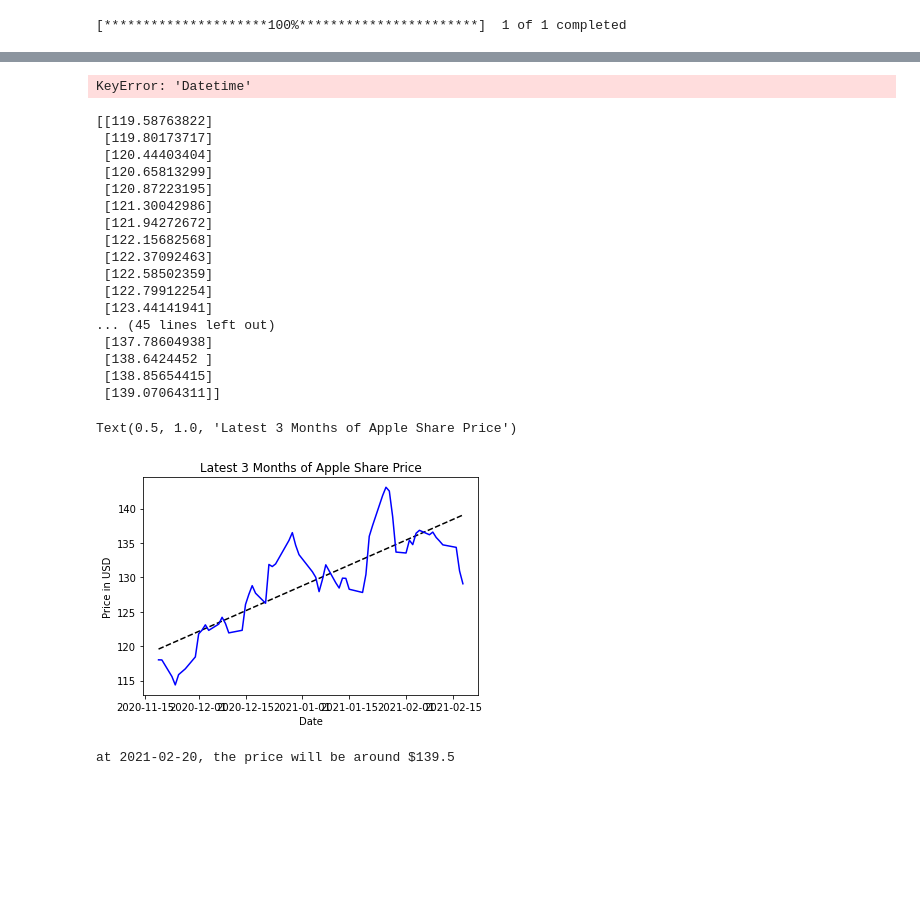
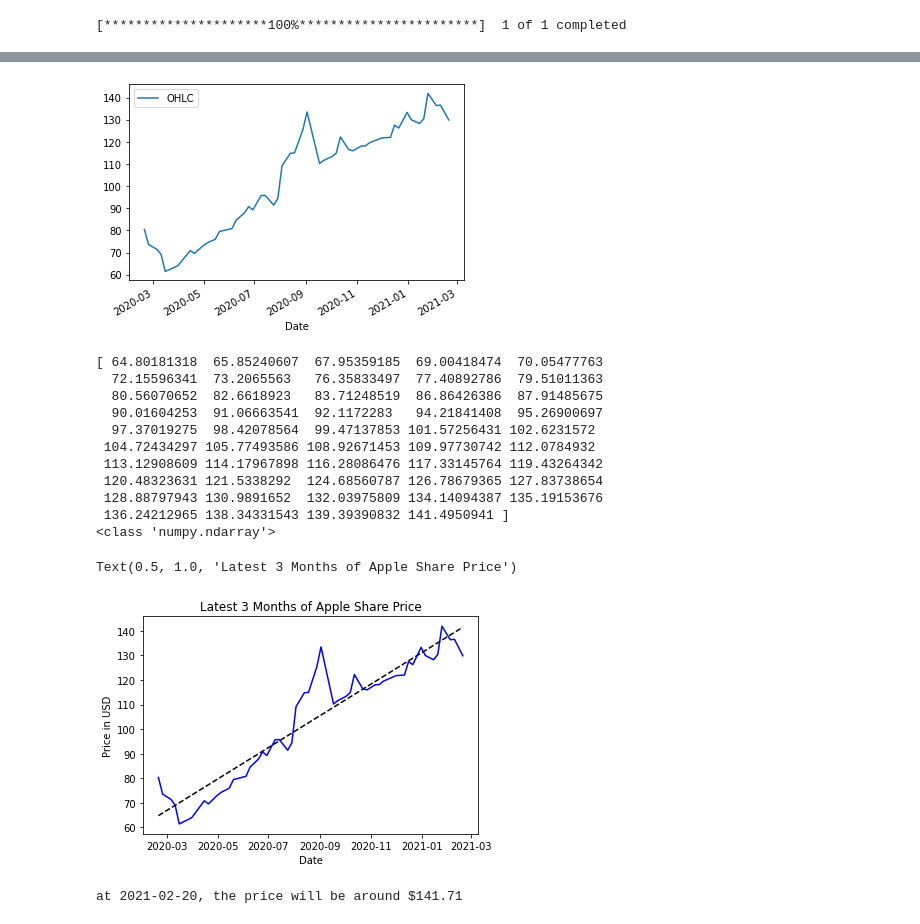
Before and after one commit to edwinkys/stock-analytic, a Jupyter notebook: docs/yfinance.ipynb, the cells around one changed output, grey strips where cells are left out. Cells and saved outputs as stored; diff of their text form; code cells hidden in the pictures; blank space fills up the shorter version.

```diff
--- a/docs/yfinance.ipynb
+++ b/docs/yfinance.ipynb
@@ -123,13 +123,18 @@ print(calendar)
 # %% [output]
 None
 # %%
-PERIOD = '1mo'
-INTERVAL = '60m'
+PERIOD = '1y'
+INTERVAL = '5d'
+date_column = 'Date'
+
+if INTERVAL in ['1m', '2m', '5m', '15m', '30m', '60m', '90m', '1h']:
+    date_column = 'Datetime'
 
 stock_data = yf.download(
     tickers=COMPANY,  # Company Symbol
     period=PERIOD,
-    interval=INTERVAL
+    interval=INTERVAL,
+    prepost=True
 )
 # %% [output]
 [*********************100%***********************]  1 of 1 completed
@@ -147,4 +152,6 @@ stock_data['OHLC'] = ohlc_avg
 
 stock_data = stock_data.reset_index()
 
-print(stock_data.to_dict('index'))
+stock_data = stock_data.dropna()
+
+# print(stock_data.to_dict('records'))
@@ -153,52 +158,47 @@ print(stock_data.to_dict('index'))
 # %%
 %matplotlib inline
 
-graph = stock_data.plot.line(x='Datetime', y='OHLC')
+graph = stock_data.plot.line(x=date_column, y='OHLC')
 # %% [output]
-KeyError: 'Datetime'
+[figure, added]
 # %%
 import pandas as pd
 from sklearn.linear_model import LinearRegression
 
 reg = LinearRegression()
 
-x = pd.to_datetime(stock_data['Date']).values.astype(float).reshape(-1, 1)
+x = pd.to_datetime(stock_data[date_column]).values.astype(float).reshape(-1, 1)
 y = stock_data[['OHLC']]
 
 model = reg.fit(x, y)
 
 price_prediction = model.predict(x)
 
-print(price_prediction)
+print(price_prediction.ravel())
+print(type(price_prediction))
 # %% [output]
-[[119.58763822]
- [119.80173717]
- [120.44403404]
- [120.65813299]
- [120.87223195]
- [121.30042986]
- [121.94272672]
- [122.15682568]
- [122.37092463]
- [122.58502359]
- [122.79912254]
- [123.44141941]
-... (45 lines left out)
- [137.78604938]
- [138.6424452 ]
- [138.85654415]
- [139.07064311]]
+[ 64.80181318  65.85240607  67.95359185  69.00418474  70.05477763
+  72.15596341  73.2065563   76.35833497  77.40892786  79.51011363
+  80.56070652  82.6618923   83.71248519  86.86426386  87.91485675
+  90.01604253  91.06663541  92.1172283   94.21841408  95.26900697
+  97.37019275  98.42078564  99.47137853 101.57256431 102.6231572
+ 104.72434297 105.77493586 108.92671453 109.97730742 112.0784932
+ 113.12908609 114.17967898 116.28086476 117.33145764 119.43264342
+ 120.48323631 121.5338292  124.68560787 126.78679365 127.83738654
+ 128.88797943 130.9891652  132.03975809 134.14094387 135.19153676
+ 136.24212965 138.34331543 139.39390832 141.4950941 ]
+<class 'numpy.ndarray'>
 # %%
 import matplotlib.pyplot as plt
 
-plt.plot(stock_data['Date'], price_prediction, 'k--')
-plt.plot(stock_data['Date'], stock_data['OHLC'], 'b-')
+plt.plot(stock_data[date_column], price_prediction, 'k--')
+plt.plot(stock_data[date_column], stock_data['OHLC'], 'b-')
 plt.xlabel('Date')
 plt.ylabel('Price in USD')
 plt.title('Latest 3 Months of Apple Share Price')
 # %% [output]
 Text(0.5, 1.0, 'Latest 3 Months of Apple Share Price')
-[figure, old version]
+[figure, new version]
 # %%
 date_predict = ['2021-02-20']
 
@@ -208,5 +208,5 @@ y_predict = model.predict(x_predict.values.astype(float).reshape(-1, 1))
 
 print('at {date}, the price will be around ${price}'.format(date=date_predict[0], price=round(y_predict[0][0], 2)))
 # %% [output]
-at 2021-02-20, the price will be around $139.5
+at 2021-02-20, the price will be around $141.71
 # %%
```
Also changed, not shown: parts of 3 cells of this notebook, 9 other files.
